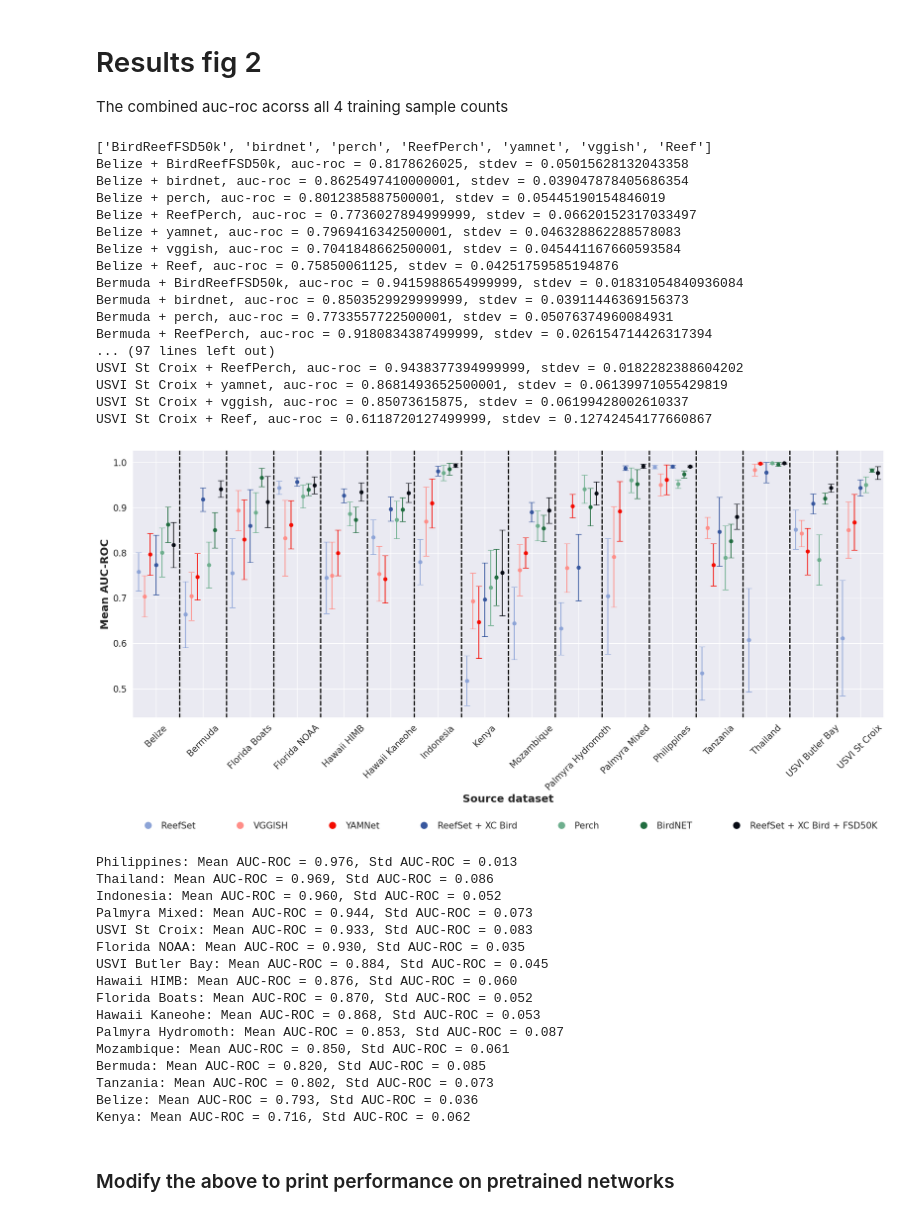
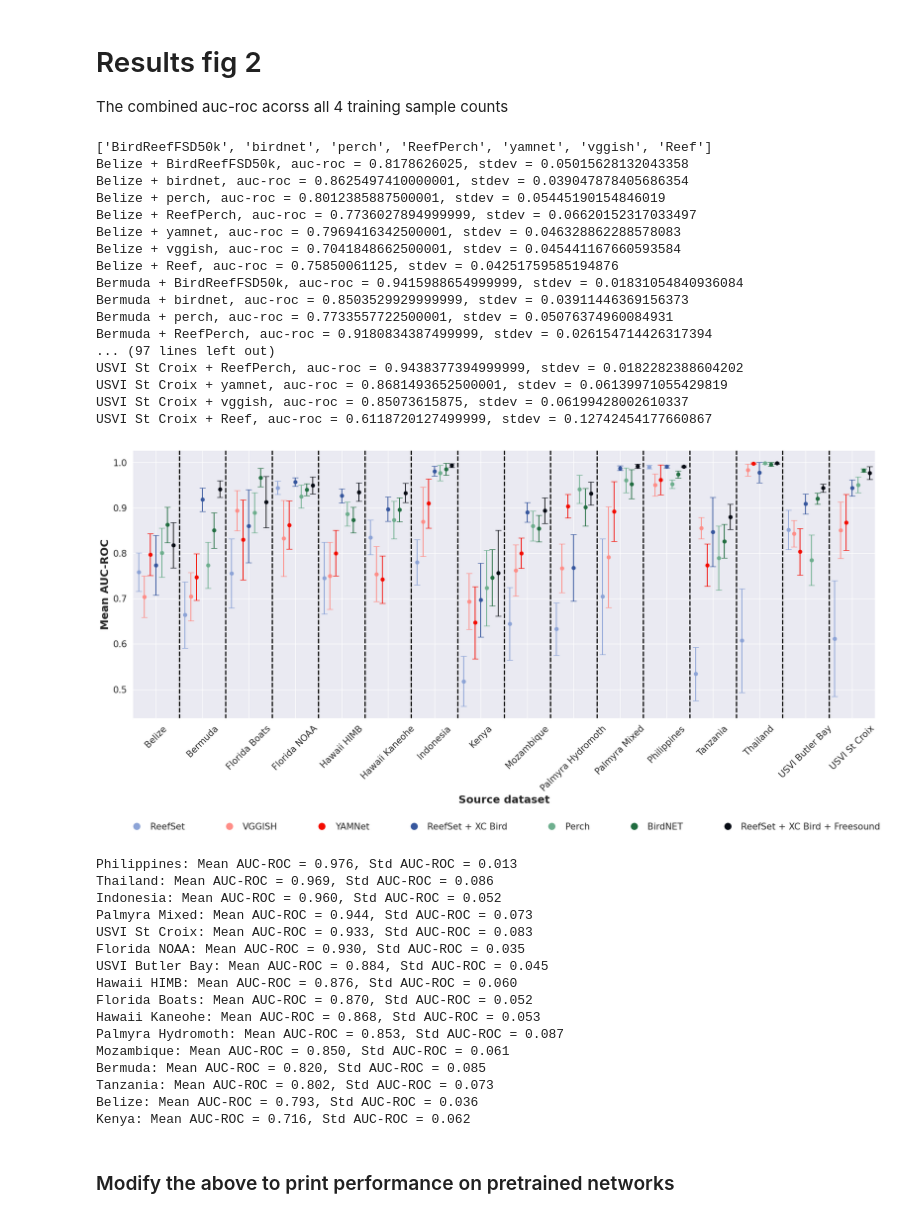
Before and after one commit to BenUCL/surfperch, a Jupyter notebook: manuscript-additions/figures.ipynb, the cells around one changed output. Saved outputs shown, nothing was run; the diff lists cells and outputs as text; code cells hidden in the pictures.

```diff
--- a/manuscript-additions/figures.ipynb
+++ b/manuscript-additions/figures.ipynb
@@ -291,7 +291,7 @@ embedding_properties = {
     # Model trained on reef data with bird and fsd50k mixed in
     'Reef': {'name': 'ReefSet', 'line_style': '-', 'color': '#8da4d7', 'ignore': False, 'order': 7},
     'ReefPerch': {'name': 'ReefSet + XC Bird', 'line_style': '-', 'color': '#37579e', 'ignore': False, 'order': 3},
-    'BirdReefFSD50k': {'name': 'ReefSet + XC Bird + FSD50K', 'line_style': '-', 'color':'#070b14', 'ignore': False, 'order': 1},
+    'BirdReefFSD50k': {'name': 'ReefSet + XC Bird + Freesound', 'line_style': '-', 'color':'#070b14', 'ignore': False, 'order': 1},
     'FSD50k_1M_128_newpcen': {'name': 'ReefPerch', 'line_style': '-', 'color': '#FACD29', 'ignore': False, 'order': 0},
 }
 
@@ -693,7 +665,7 @@ embedding_name_mapping = {
     'ReefBird': 'ReefSet + XC Bird',
     'Perch': 'Perch',
     'BirdNet': 'BirdNET',
-    'ReefBirdFSD50k': 'ReefSet + XC Bird + FSD50K',
+    'ReefBirdFSD50k': 'ReefSet + XC Bird + Freesound',
 }
 
 # Function to load results
@@ -835,34 +807,34 @@ plot_results_by_region(results, embeddings_to_plot, embedding_properties, gap_be
 
 # Calculate mean and std, then sorting and printing them for each region
 region_stats = pd.DataFrame(results).groupby('region').agg({'mean_auc_roc': ['mean', 'std']}).reset_index()
 region_stats.columns = ['region', 'mean_auc_roc', 'std_auc_roc']
 
 # Sort the regions by mean AUC-ROC in descending order
 region_stats_sorted = region_stats.sort_values(by='mean_auc_roc', ascending=False)
 
 # Print the sorted mean and standard deviation for each region
 for index, row in region_stats_sorted.iterrows():
     region_display_name = region_name_mapping.get(row['region'], row['region'])
     print(f"{region_display_name}: Mean AUC-ROC = {row['mean_auc_roc']:.3f}, Std AUC-ROC = {row['std_auc_roc']:.3f}")
 # %% [output]
 ['BirdReefFSD50k', 'birdnet', 'perch', 'ReefPerch', 'yamnet', 'vggish', 'Reef']
 Belize + BirdReefFSD50k, auc-roc = 0.8178626025, stdev = 0.05015628132043358
 Belize + birdnet, auc-roc = 0.8625497410000001, stdev = 0.039047878405686354
 Belize + perch, auc-roc = 0.8012385887500001, stdev = 0.05445190154846019
 Belize + ReefPerch, auc-roc = 0.7736027894999999, stdev = 0.06620152317033497
 Belize + yamnet, auc-roc = 0.7969416342500001, stdev = 0.046328862288578083
 Belize + vggish, auc-roc = 0.7041848662500001, stdev = 0.045441167660593584
 Belize + Reef, auc-roc = 0.75850061125, stdev = 0.04251759585194876
 Bermuda + BirdReefFSD50k, auc-roc = 0.9415988654999999, stdev = 0.01831054840936084
 Bermuda + birdnet, auc-roc = 0.8503529929999999, stdev = 0.03911446369156373
 Bermuda + perch, auc-roc = 0.7733557722500001, stdev = 0.05076374960084931
 Bermuda + ReefPerch, auc-roc = 0.9180834387499999, stdev = 0.026154714426317394
 ... (97 lines left out)
 USVI St Croix + ReefPerch, auc-roc = 0.9438377394999999, stdev = 0.0182282388604202
 USVI St Croix + yamnet, auc-roc = 0.8681493652500001, stdev = 0.06139971055429819
 USVI St Croix + vggish, auc-roc = 0.85073615875, stdev = 0.06199428002610337
 USVI St Croix + Reef, auc-roc = 0.6118720127499999, stdev = 0.12742454177660867
-[figure, old version]
+[figure, new version]
 Philippines: Mean AUC-ROC = 0.976, Std AUC-ROC = 0.013
 Thailand: Mean AUC-ROC = 0.969, Std AUC-ROC = 0.086
 Indonesia: Mean AUC-ROC = 0.960, Std AUC-ROC = 0.052
```
Also changed, not shown: parts of 6 cells of this notebook.
